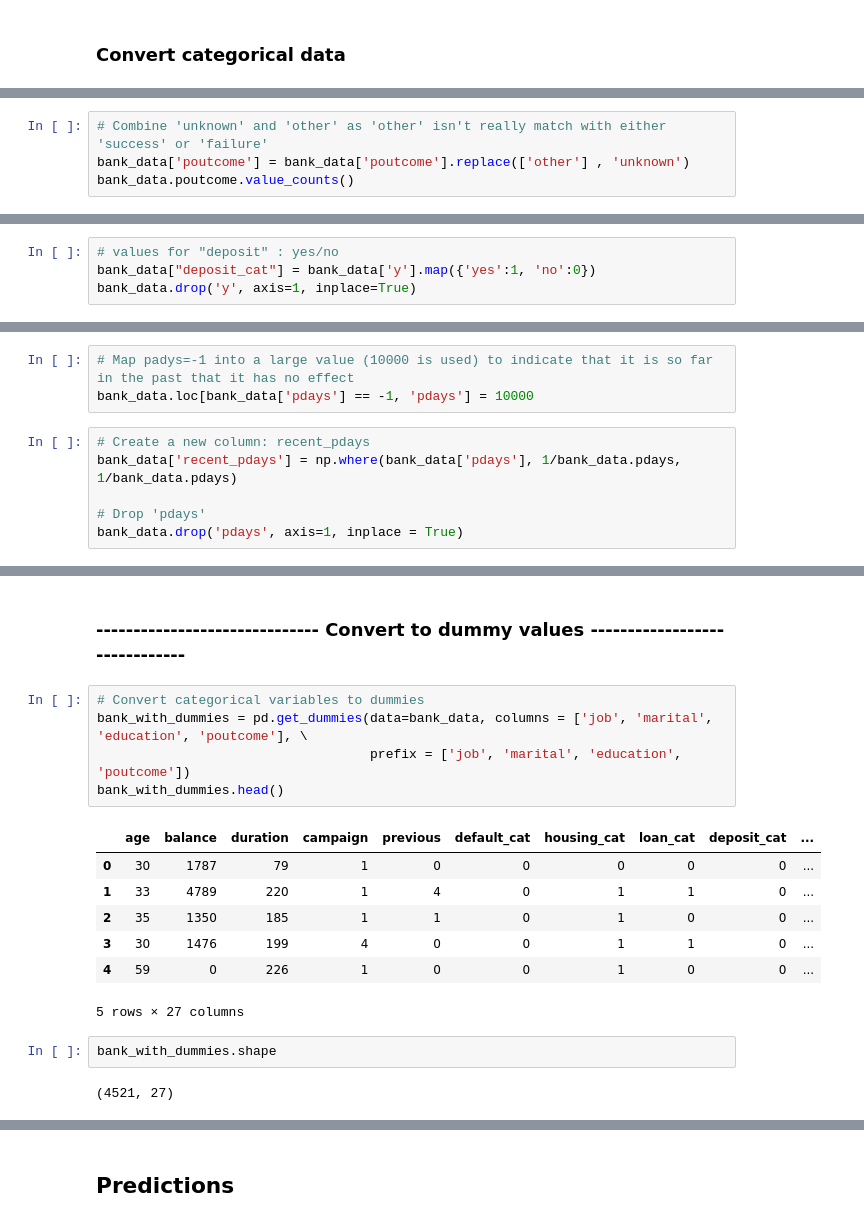
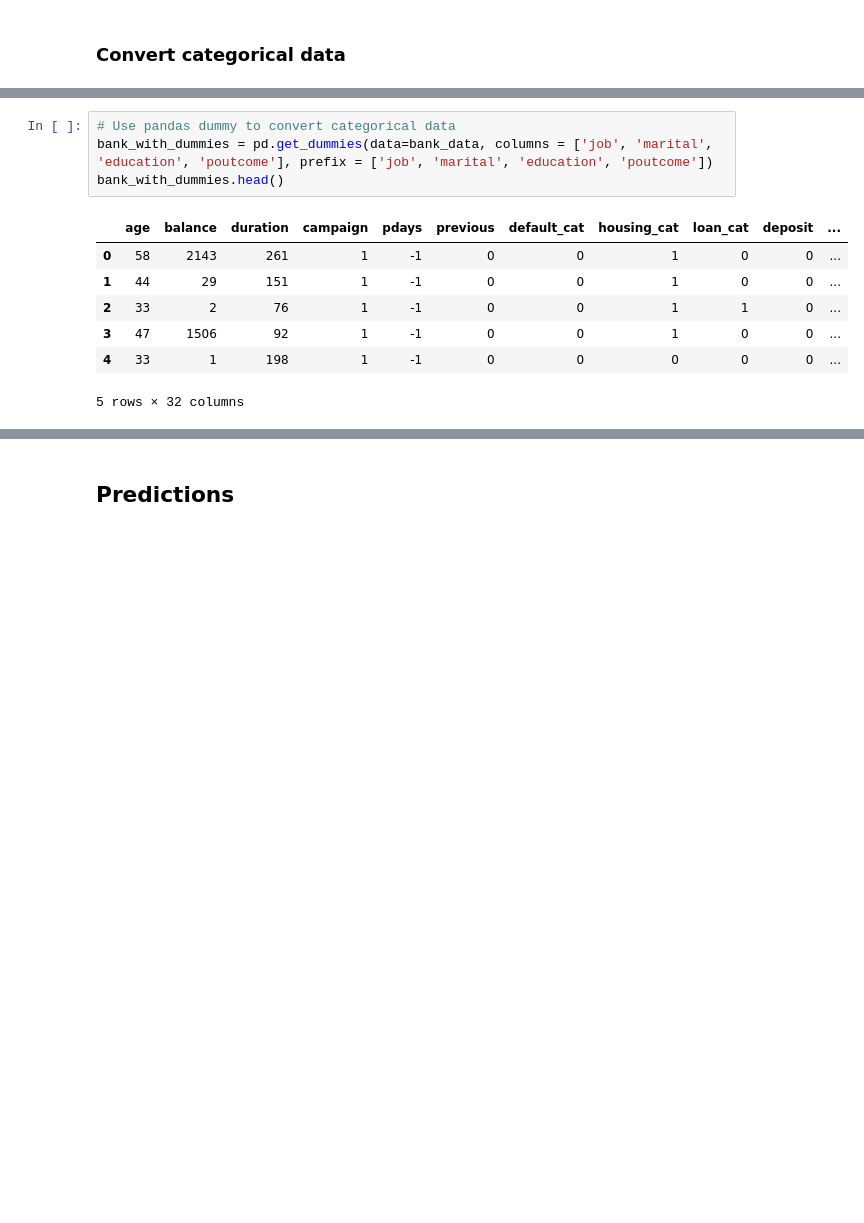
Before and after one commit to sbernal93/idss-project, a Jupyter notebook: bank.ipynb, the cells around one changed output, grey strips where cells are left out. Cells and saved outputs as stored; diff of their text form; blank space fills up the shorter version.

```diff
--- a/bank.ipynb
+++ b/bank.ipynb
@@ -187,4 +116,0 @@ Name: poutcome, dtype: int64
-# %%
-# Combine 'unknown' and 'other' as 'other' isn't really match with either 'success' or 'failure'
-bank_data['poutcome'] = bank_data['poutcome'].replace(['other'] , 'unknown')
-bank_data.poutcome.value_counts()
@@ -230,5 +117 @@ bank_data.drop('day', axis=1, inplace=True)
-# %%
-# values for "deposit" : yes/no
-bank_data["deposit_cat"] = bank_data['y'].map({'yes':1, 'no':0})
-bank_data.drop('y', axis=1, inplace=True)
 # %%
@@ -260,9 +125,0 @@ Maximum values on padys    : 871
-# %%
-# Map padys=-1 into a large value (10000 is used) to indicate that it is so far in the past that it has no effect
-bank_data.loc[bank_data['pdays'] == -1, 'pdays'] = 10000
-# %%
-# Create a new column: recent_pdays
-bank_data['recent_pdays'] = np.where(bank_data['pdays'], 1/bank_data.pdays, 1/bank_data.pdays)
-
-# Drop 'pdays'
-bank_data.drop('pdays', axis=1, inplace = True)
@@ -278,22 +126,15 @@ bank_data.tail()
-# %% [markdown]
-### ------------------------------ Convert to dummy values ------------------------------
 # %%
-# Convert categorical variables to dummies
-bank_with_dummies = pd.get_dummies(data=bank_data, columns = ['job', 'marital', 'education', 'poutcome'], \
-                                   prefix = ['job', 'marital', 'education', 'poutcome'])
+# Use pandas dummy to convert categorical data
+bank_with_dummies = pd.get_dummies(data=bank_data, columns = ['job', 'marital', 'education', 'poutcome'], prefix = ['job', 'marital', 'education', 'poutcome'])
 bank_with_dummies.head()
 # %% [output]
-|  | age | balance | duration | campaign | previous | default_cat | housing_cat | loan_cat | deposit_cat | ... |
-| 0 | 30 | 1787 | 79 | 1 | 0 | 0 | 0 | 0 | 0 | ... |
-| 1 | 33 | 4789 | 220 | 1 | 4 | 0 | 1 | 1 | 0 | ... |
-| 2 | 35 | 1350 | 185 | 1 | 1 | 0 | 1 | 0 | 0 | ... |
-| 3 | 30 | 1476 | 199 | 4 | 0 | 0 | 1 | 1 | 0 | ... |
-| 4 | 59 | 0 | 226 | 1 | 0 | 0 | 1 | 0 | 0 | ... |
+|  | age | balance | duration | campaign | pdays | previous | default_cat | housing_cat | loan_cat | deposit | ... |
+| 0 | 58 | 2143 | 261 | 1 | -1 | 0 | 0 | 1 | 0 | 0 | ... |
+| 1 | 44 | 29 | 151 | 1 | -1 | 0 | 0 | 1 | 0 | 0 | ... |
+| 2 | 33 | 2 | 76 | 1 | -1 | 0 | 0 | 1 | 1 | 0 | ... |
+| 3 | 47 | 1506 | 92 | 1 | -1 | 0 | 0 | 1 | 0 | 0 | ... |
+| 4 | 33 | 1 | 198 | 1 | -1 | 0 | 0 | 0 | 0 | 0 | ... |
-5 rows × 27 columns
+5 rows × 32 columns
-# %%
-bank_with_dummies.shape
-# %% [output]
-(4521, 27)
 # %%
 bank_with_dummies.describe()
 # %% [output]
```
Also changed, not shown: parts of 96 cells of this notebook, 6 other files.
